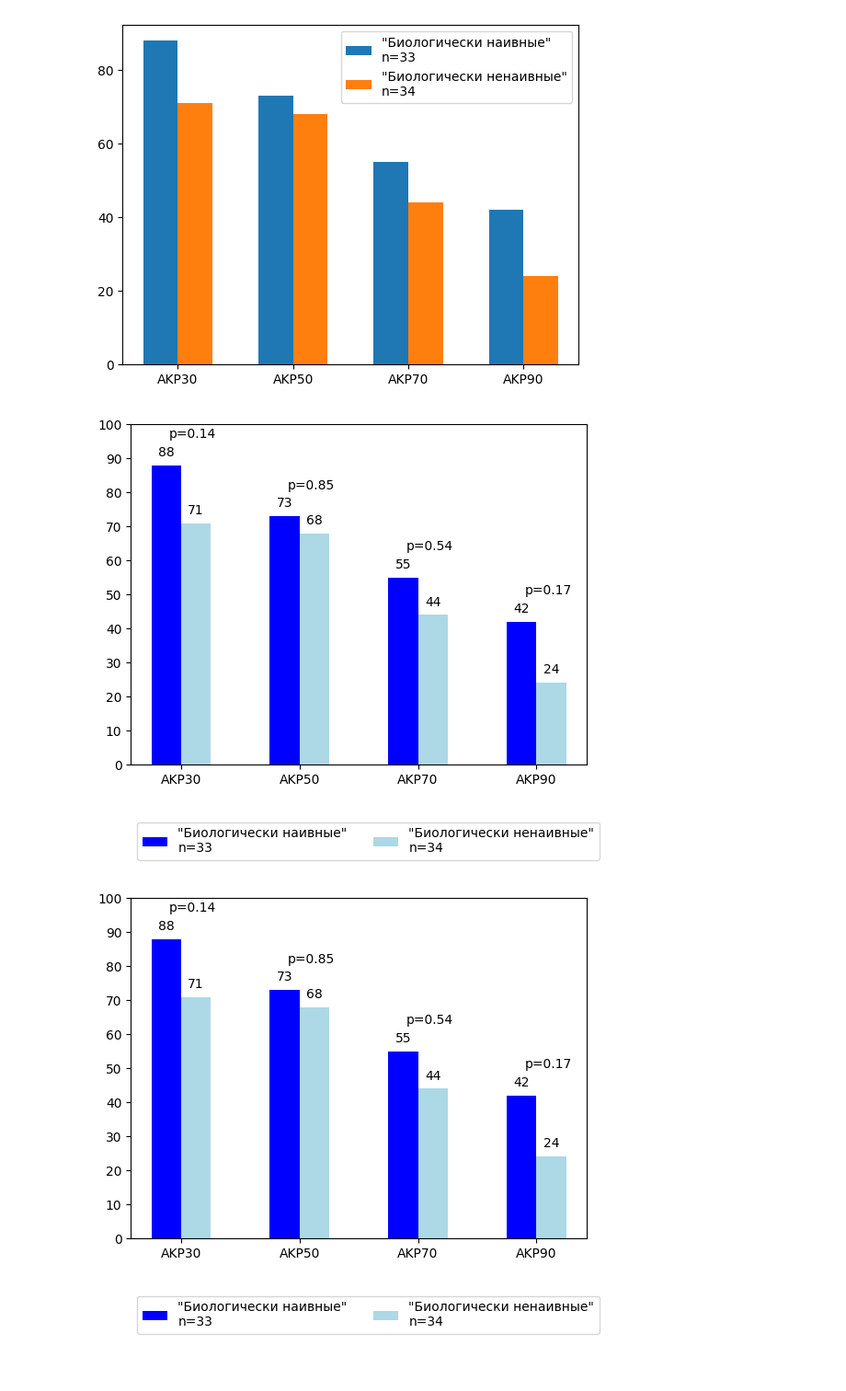
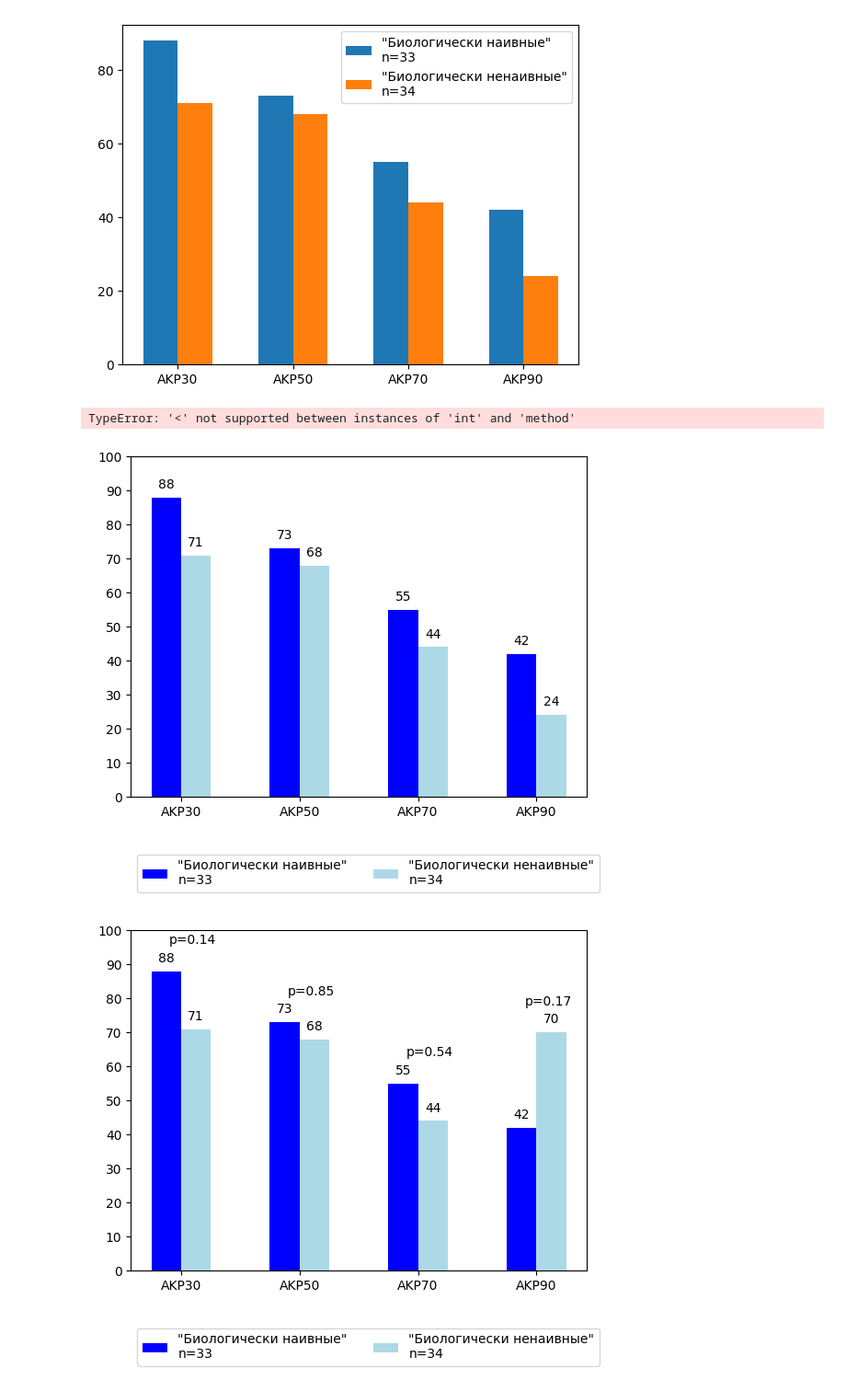
Before and after one commit to RustemDiveev/algo_python, a Jupyter notebook: matplotlib/aspirantskayaDich.ipynb, the cells around one changed output. Shown at 92% size. Cells and saved outputs as stored; diff of their text form; code cells hidden in the pictures.

Commit message:
new: dev: Small plot caption calculate fix

```diff
--- a/matplotlib/aspirantskayaDich.ipynb
+++ b/matplotlib/aspirantskayaDich.ipynb
@@ -79,18 +79,19 @@ add_caption_values(rects2)
 
 probabilities = [0.14, 0.85, 0.54, 0.17]
 for i in range(len(rects1)):
-    height = rects1[i].get_height() + 8
+    height = max(rects1[i].get_height(), rects2[i].get_height) + 8
     x = rects1[i].get_x() + 0.15
     plt.text(x, height, f"p={probabilities[i]}")
 # %% [output]
+TypeError: '<' not supported between instances of 'int' and 'method'
-[figure, old version]
+[figure, new version]
 # %%
 from matplotlib import pyplot as plt
 import numpy as np
 
 # Вот тут пишешь список своих наблюдений
 data_1 = [88, 73, 55, 42]
-data_2 = [71, 68, 44, 24]
+data_2 = [71, 68, 44, 70]
 
 # Вот тут пишешь как называется отдельная группа в графике
 labels = ["AKP30", "AKP50", "AKP70", "AKP90"]
@@ -118,31 +119,31 @@ ax.legend(bbox_to_anchor=(0,-0.3), loc="lower left",  ncol= 2 )
 def add_caption_values(bar):
     for p in bar:
         height = p.get_height()
         ax.annotate(
             '{}'.format(height),
             xy=(p.get_x() + p.get_width() / 2, height),
             xytext=(0, 5),
             textcoords="offset points",
             ha='center',
             va='bottom'
         )
 
 # Её нужно вызвать для всех наблюдений, чтобы циферки появились
 add_caption_values(rects1)
 add_caption_values(rects2)
 
 # Вот здесь пишем вероятности
 probabilities = [0.14, 0.85, 0.54, 0.17]
 
 # Вот тут я не разобрался как можно прям ровнехонько по центру турнуть общую группу,
 # можешь изменять пока норм не будет выглядеть
 x_offset = 8
 y_offset = 0.15
 
 # Подписываем вероятности
 for i in range(len(rects1)):
     height = rects1[i].get_height() + x_offset
     x = rects1[i].get_x() + y_offset
     plt.text(x, height, f"p={probabilities[i]}")
 # %% [output]
-[figure, old version]
+[figure, new version]
```
